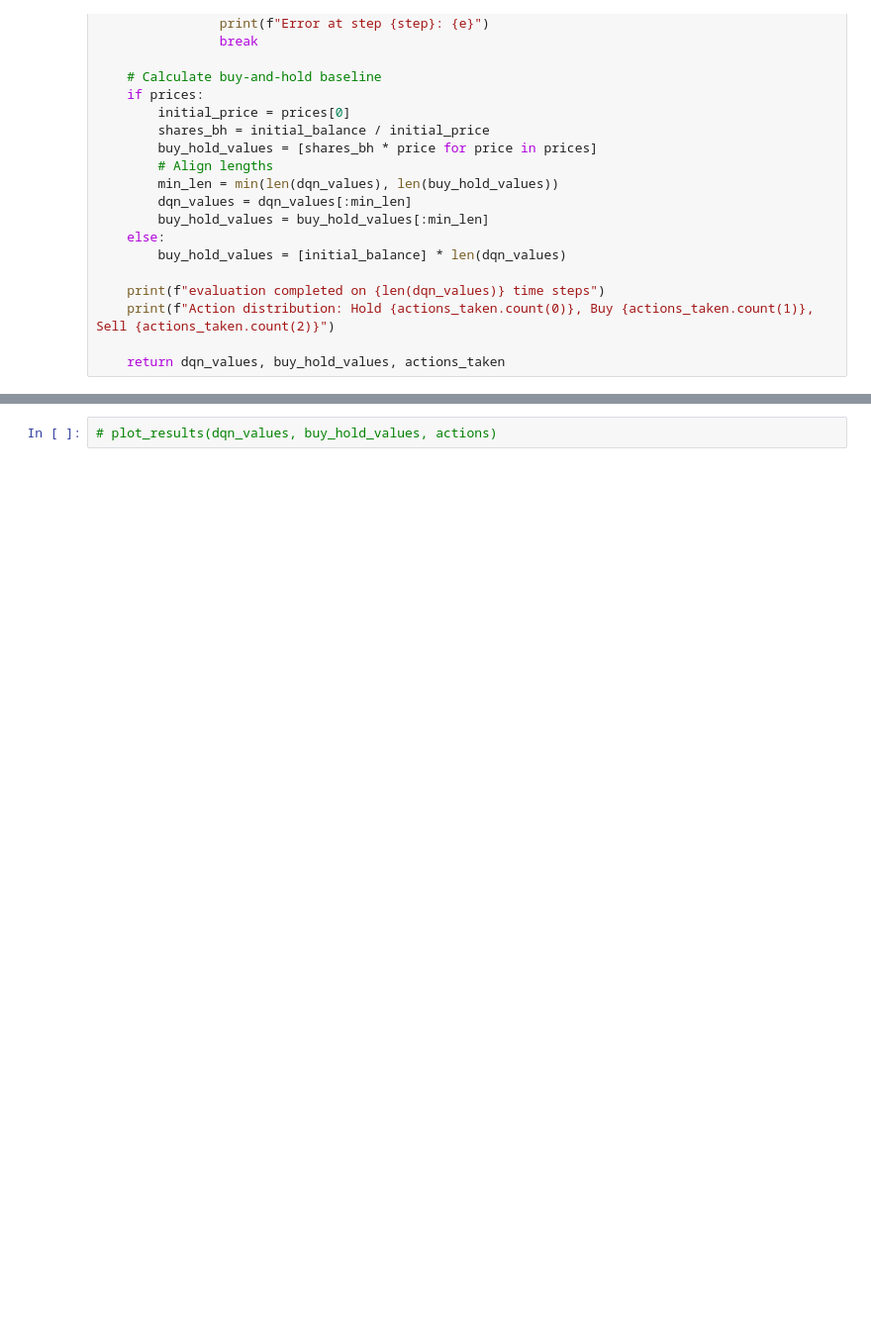
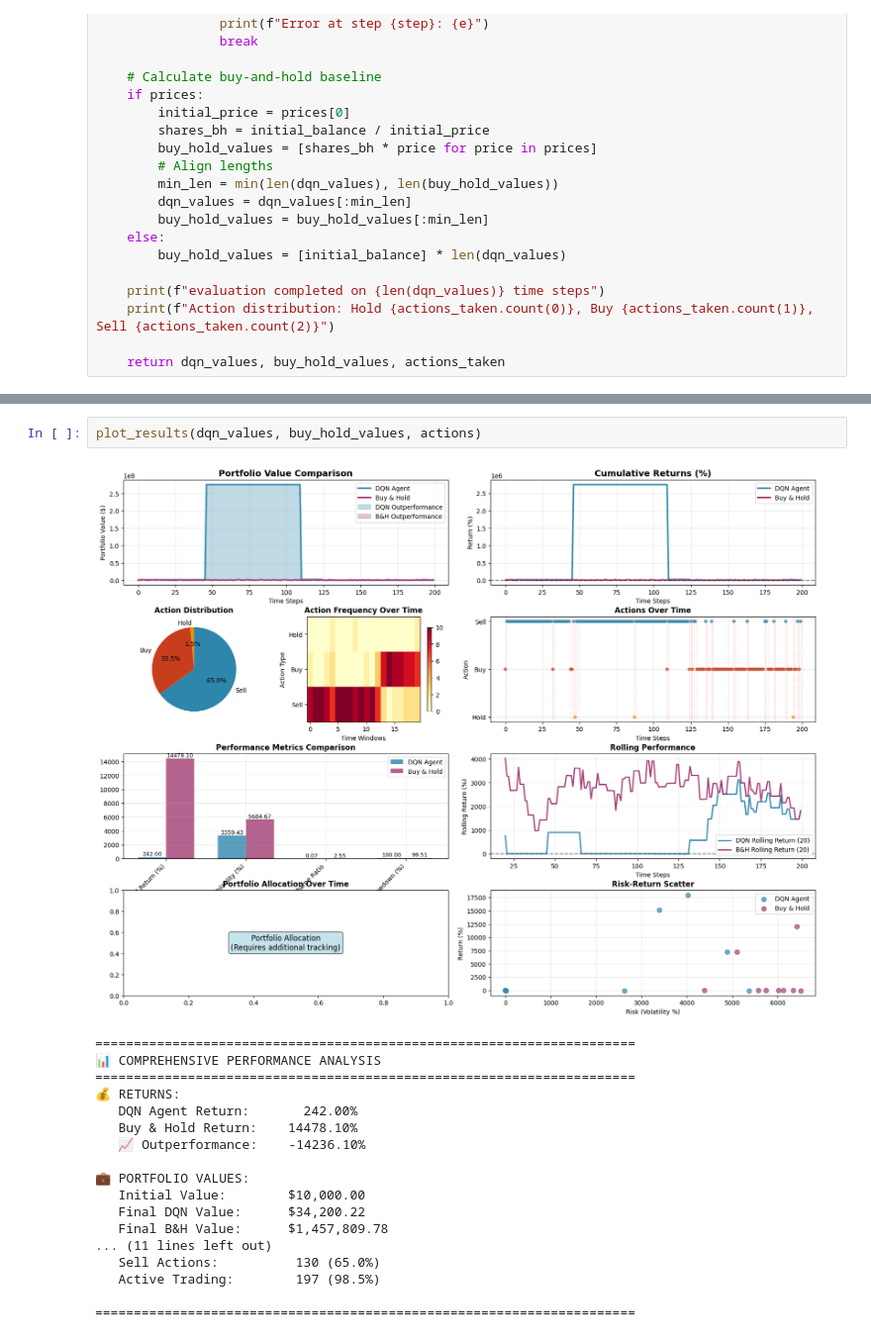
Before and after one commit to gaixen/RebalanceAI_-241027-, a Jupyter notebook: Rebalance_AI_Final_DQN_Task.ipynb, the cells around one changed output, grey strips where cells are left out. Shown: that part at 99% size. Cells and saved outputs as stored; diff of their text form; blank space fills up the shorter version.

```diff
--- a/Rebalance_AI_Final_DQN_Task.ipynb
+++ b/Rebalance_AI_Final_DQN_Task.ipynb
@@ -871,2 +1058,21 @@ def plot_results(dqn_values, buy_hold_values, actions):
 # %%
-# plot_results(dqn_values, buy_hold_values, actions)
+plot_results(dqn_values, buy_hold_values, actions)
+# %% [output]
+[figure, added]
+======================================================================
+📊 COMPREHENSIVE PERFORMANCE ANALYSIS
+======================================================================
+💰 RETURNS:
+   DQN Agent Return:       242.00%
+   Buy & Hold Return:    14478.10%
+   📈 Outperformance:    -14236.10%
+
+💼 PORTFOLIO VALUES:
+   Initial Value:        $10,000.00
+   Final DQN Value:      $34,200.22
+   Final B&H Value:      $1,457,809.78
+... (11 lines left out)
+   Sell Actions:          130 (65.0%)
+   Active Trading:        197 (98.5%)
+
+======================================================================
```
Also changed, not shown: parts of 14 cells of this notebook.
